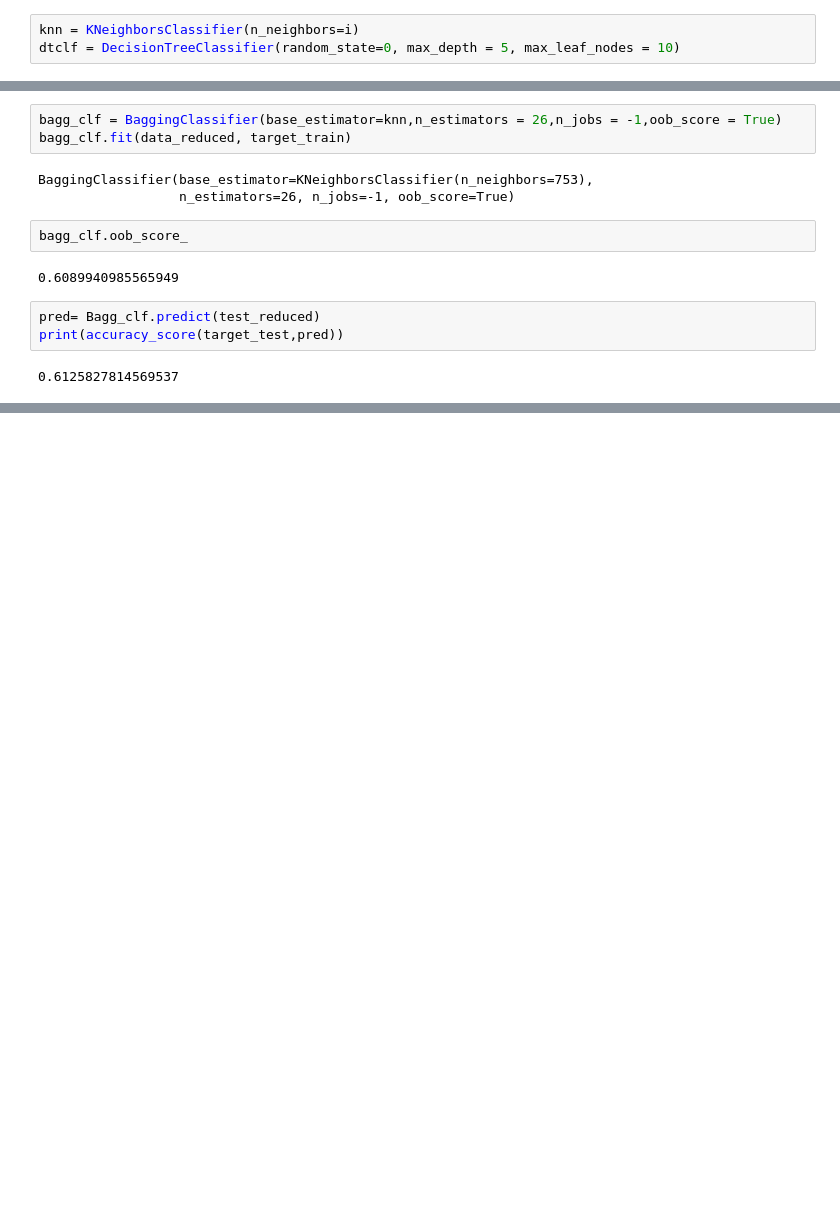
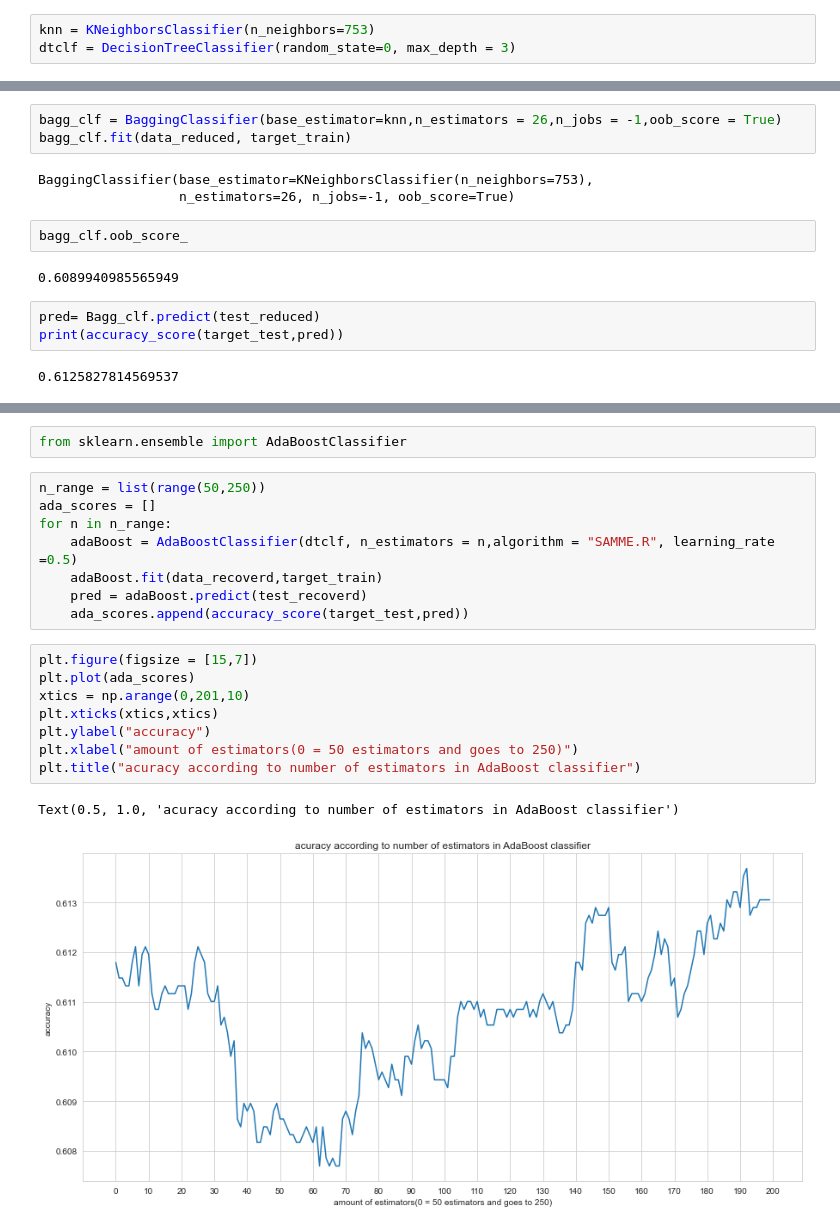
Before and after one commit to LiorBreitman8234/ML_SEM2, a Jupyter notebook: nba shots.ipynb, the cells around one changed output, grey strips where cells are left out. Drawn from its saved outputs; the diff is of its cells as text; blank space fills up the shorter version.

```diff
--- a/nba shots.ipynb
+++ b/nba shots.ipynb
@@ -1264,8 +1263,8 @@ for i in range(999):
 761
 763
 # %%
-knn = KNeighborsClassifier(n_neighbors=i)
-dtclf = DecisionTreeClassifier(random_state=0, max_depth = 5, max_leaf_nodes = 10)
+knn = KNeighborsClassifier(n_neighbors=753)
+dtclf = DecisionTreeClassifier(random_state=0, max_depth = 3)
 # %%
 from sklearn.naive_bayes import GaussianNB
 from sklearn.linear_model import LogisticRegression
@@ -1345,0 +1349,21 @@ print(accuracy_score(target_test,pred))
+# %%
+from sklearn.ensemble import AdaBoostClassifier
+# %%
+n_range = list(range(50,250))
+ada_scores = []
+for n in n_range:
+    adaBoost = AdaBoostClassifier(dtclf, n_estimators = n,algorithm = "SAMME.R", learning_rate =0.5)
+    adaBoost.fit(data_recoverd,target_train)
+    pred = adaBoost.predict(test_recoverd)
+    ada_scores.append(accuracy_score(target_test,pred))
+# %%
+plt.figure(figsize = [15,7])
+plt.plot(ada_scores)
+xtics = np.arange(0,201,10)
+plt.xticks(xtics,xtics)
+plt.ylabel("accuracy")
+plt.xlabel("amount of estimators(0 = 50 estimators and goes to 250)")
+plt.title("acuracy according to number of estimators in AdaBoost classifier")
+# %% [output]
+Text(0.5, 1.0, 'acuracy according to number of estimators in AdaBoost classifier')
+[figure, added]
```
Also changed, not shown: parts of 18 cells of this notebook.
